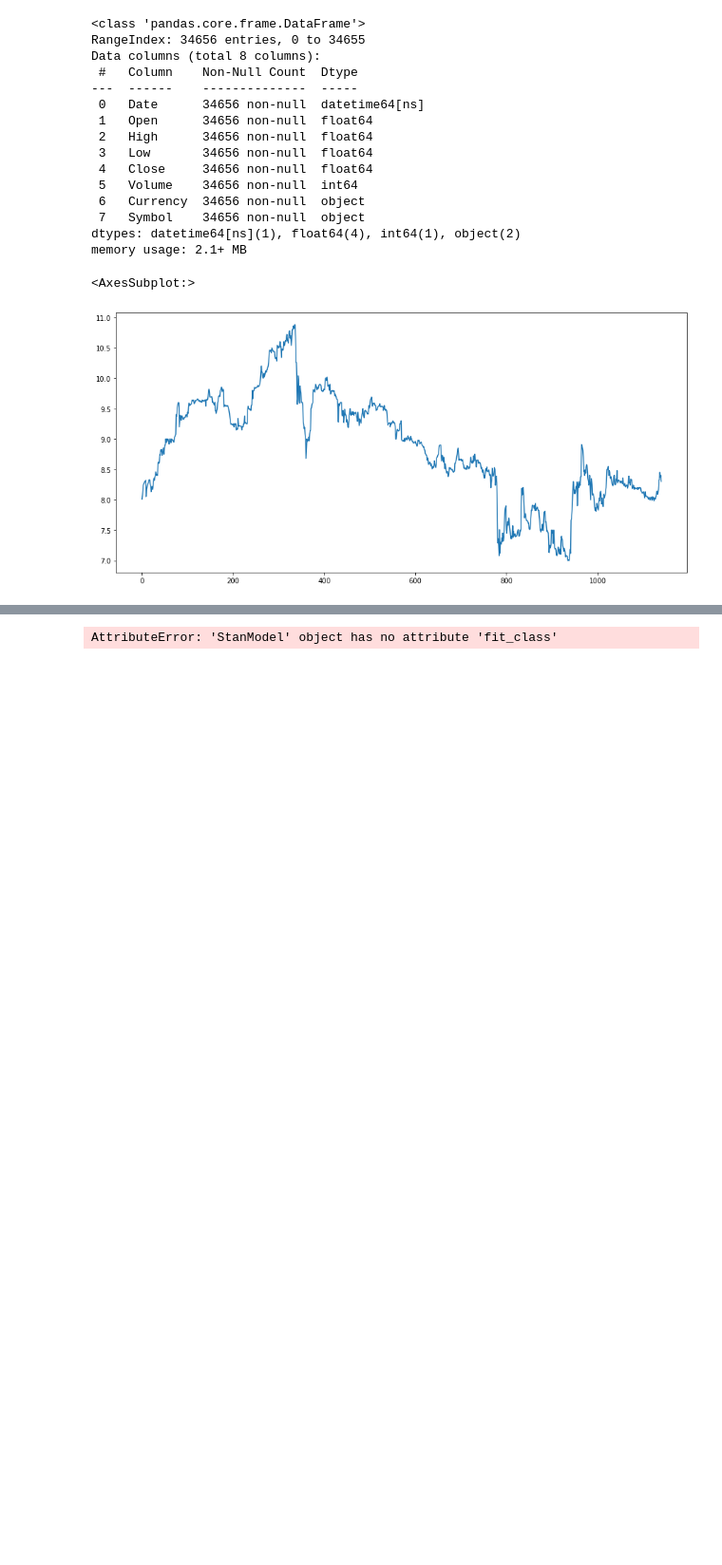
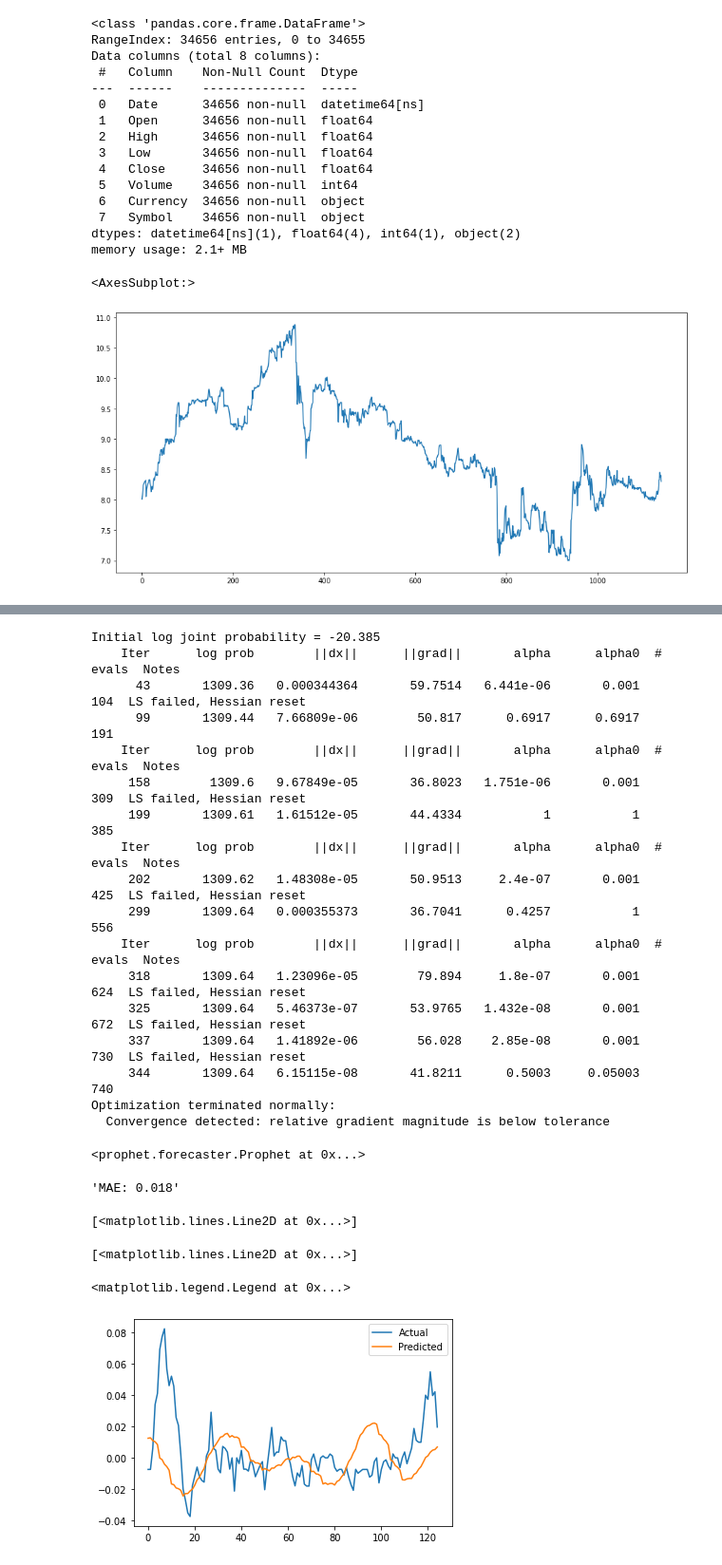
Before and after one commit to alpha2phi/jupyter-notebooks, a Jupyter notebook: nbs/02_01_stocks_machine_learning.ipynb, the cells around one changed output, grey strips where cells are left out. Shown at 95% size. Drawn from its saved outputs; the diff is of its cells as text; code cells hidden in the pictures; blank space fills up the shorter version.

```diff
--- a/nbs/02_01_stocks_machine_learning.ipynb
+++ b/nbs/02_01_stocks_machine_learning.ipynb
@@ -97,6 +97,3 @@ df_stock['Close'].plot(figsize = (15,7))
 # %% [output]
 <AxesSubplot:>
 [figure]
-# %%
-df_stock['Pct_Change'] = df_stock['Close'].pct_change(periods=10)
-display(df_stock.head(20))
@@ -134,0 +100,10 @@ None
+# %%
+# Features to test
+INTERVAL = 5
+
+df_analysis = df_stock[['Date', 'Close']]
+display(df_analysis.head(10))
+df_interval_min = df_analysis['Close'].groupby(df_analysis.index // INTERVAL).min()
+df_interval_max = df_analysis['Close'].groupby(df_analysis.index // INTERVAL).max()
+
+display(df_interval_min.head(10))
@@ -135,14 +133,32 @@ None
 # %%
-TEST_DATE = '2021-07-01'
+TEST_DATE = '2021-03-01'
 END_DATE = '2021-09-01'
 
+# Change names to fit prophet
 df_analysis.rename(columns={'Date': 'ds', 'Pct_Change': 'y'}, inplace=True)
+
+# Create train and test sets
 df_train = df_analysis[df_analysis['ds'] < TEST_DATE]
 df_test = df_analysis[df_analysis['ds'] >= TEST_DATE]
 
-model = Prophet()
-#dtf, model = fit_prophet(df_train, df_test, model=model, freq="D", figsize=(20,15))
-future = forecast_prophet(df_analysis, model, end=END_DATE, freq="D", zoom=20, figsize=(15,5))
+# Fit the training set
+model = Prophet(daily_seasonality=)
+model.fit(df_train)
+
+# Predict
+df_predict = df_test.drop(columns=['y'])
+preds = model.predict(df_predict)
+
+# Evaluate
+y_true = df_test['y'].values
+y_pred = preds['yhat'].values
+mae = mean_absolute_error(y_true, y_pred)
+display('MAE: %.3f' % mae)
+# plot expected vs actual
+plt.plot(y_true, label='Actual')
+plt.plot(y_pred, label='Predicted')
+plt.legend()
+plt.show()
 # %% [output]
 A value is trying to be set on a copy of a slice from a DataFrame
 
@@ -154 +167,23 @@ INFO:prophet:Disabling daily seasonality. Run prophet with daily_seasonality=Tru
-AttributeError: 'StanModel' object has no attribute 'fit_class'
+Initial log joint probability = -20.385
+    Iter      log prob        ||dx||      ||grad||       alpha      alpha0  # evals  Notes
+      43       1309.36   0.000344364       59.7514   6.441e-06       0.001      104  LS failed, Hessian reset
+      99       1309.44   7.66809e-06        50.817      0.6917      0.6917      191
+    Iter      log prob        ||dx||      ||grad||       alpha      alpha0  # evals  Notes
+     158        1309.6   9.67849e-05       36.8023   1.751e-06       0.001      309  LS failed, Hessian reset
+     199       1309.61   1.61512e-05       44.4334           1           1      385
+    Iter      log prob        ||dx||      ||grad||       alpha      alpha0  # evals  Notes
+     202       1309.62   1.48308e-05       50.9513     2.4e-07       0.001      425  LS failed, Hessian reset
+     299       1309.64   0.000355373       36.7041      0.4257           1      556
+    Iter      log prob        ||dx||      ||grad||       alpha      alpha0  # evals  Notes
+     318       1309.64   1.23096e-05        79.894     1.8e-07       0.001      624  LS failed, Hessian reset
+     325       1309.64   5.46373e-07       53.9765   1.432e-08       0.001      672  LS failed, Hessian reset
+     337       1309.64   1.41892e-06        56.028    2.85e-08       0.001      730  LS failed, Hessian reset
+     344       1309.64   6.15115e-08       41.8211      0.5003     0.05003      740
+Optimization terminated normally:
+  Convergence detected: relative gradient magnitude is below tolerance
+<prophet.forecaster.Prophet at 0x...>
+'MAE: 0.018'
+[<matplotlib.lines.Line2D at 0x...>]
+[<matplotlib.lines.Line2D at 0x...>]
+<matplotlib.legend.Legend at 0x...>
+[figure, added]
```
Also changed, not shown: parts of 6 cells of this notebook, 1 other file.
